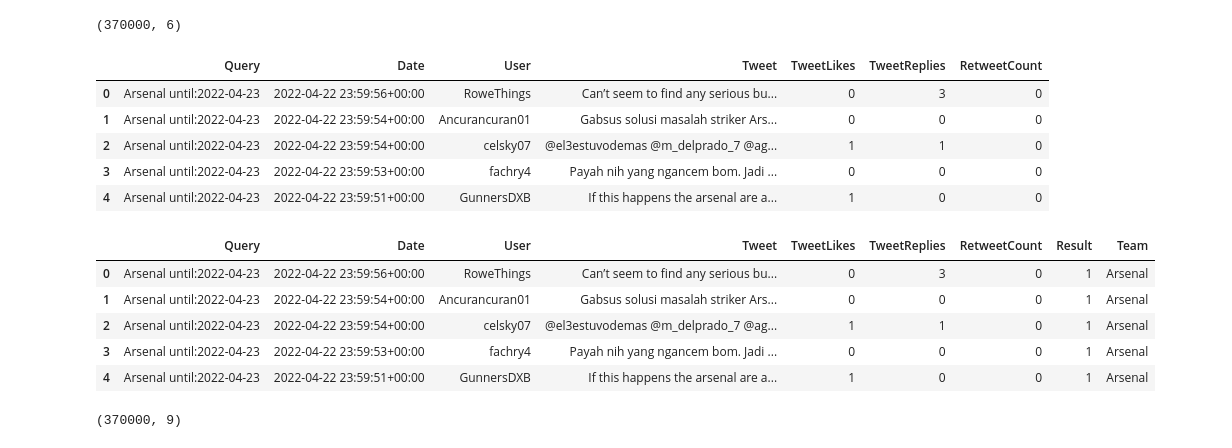
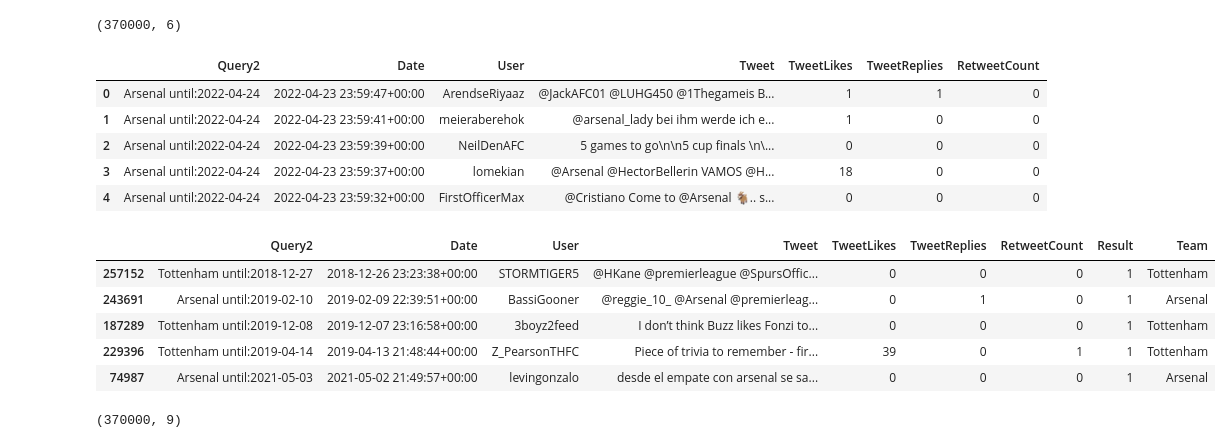
Before and after one commit to benjaminbellman/Arsenal_Sentiment_Analysis, a Jupyter notebook: Notebooks/Twitter_Scraper.ipynb, the cells around one changed output. Cells and saved outputs as stored; diff of their text form; code cells hidden in the pictures.

```diff
--- a/Notebooks/Twitter_Scraper.ipynb
+++ b/Notebooks/Twitter_Scraper.ipynb
@@ -8,17 +8,17 @@ import snscrape.modules.twitter as sntwitter
 import pandas as pd
 
 ### Load our Team_Stats Dataframe containing information on which day a team played and if they won.
-team_stats = pd.read_csv(r'..\Data\Team_Stats.csv')
+team_stats = pd.read_csv(r'..\Data\Team_Stats2.csv')
 
 
 ## Formatting Date
-team_stats['Date'] = pd.to_datetime(team_stats['Date'])
-team_stats['Date'] = pd.to_datetime(team_stats['Date'], format = '%yyyy-%mm-%dd')
-team_stats['Date'] = team_stats['Date'].apply(str)
-team_stats['Date'] = team_stats['Date'].str[:-9]
+team_stats['Next Day'] = pd.to_datetime(team_stats['Next Day'])
+team_stats['Next Day'] = pd.to_datetime(team_stats['Next Day'], format = '%yyyy-%mm-%dd')
+team_stats['Next Day'] = team_stats['Next Day'].apply(str)
+team_stats['Next Day'] = team_stats['Next Day'].str[:-9]
 
 ### Creating combined query column and converting to list.
-team_stats['combined'] = team_stats[['Team','Date']].values.tolist()
+team_stats['combined'] = team_stats[['Team','Next Day']].values.tolist()
 query_list = list(team_stats['combined'])
 
 ## Defining get_all_queries
@@ -76,31 +76,31 @@ def queries_columns():
 large_list = queries_columns()
 # %%
 ## Create a dataframe for our df_queries.
-df_queries = pd.DataFrame(large_list,columns =['Query'])
+df_queries = pd.DataFrame(large_list,columns =['Query2'])
 # %%
 ## We combine our tweets dataframe with the respective queries used to get them.
 combined  = pd.concat([df_queries,df_tweets],axis =1)
 combined.head()
 # %% [output]
-|  | Query | Date | User | Tweet | TweetLikes | TweetReplies | RetweetCount |
-| 0 | Arsenal until:2022-04-23 | 2022-04-22 23:59:56+00:00 | RoweThings | Can’t seem to find any serious bu... | 0 | 3 | 0 |
-| 1 | Arsenal until:2022-04-23 | 2022-04-22 23:59:54+00:00 | Ancurancuran01 | Gabsus solusi masalah striker Ars... | 0 | 0 | 0 |
-| 2 | Arsenal until:2022-04-23 | 2022-04-22 23:59:54+00:00 | celsky07 | @el3estuvodemas @m_delprado_7 @ag... | 1 | 1 | 0 |
-| 3 | Arsenal until:2022-04-23 | 2022-04-22 23:59:53+00:00 | fachry4 | Payah nih yang ngancem bom. Jadi ... | 0 | 0 | 0 |
-| 4 | Arsenal until:2022-04-23 | 2022-04-22 23:59:51+00:00 | GunnersDXB | If this happens the arsenal are a... | 1 | 0 | 0 |
+|  | Query2 | Date | User | Tweet | TweetLikes | TweetReplies | RetweetCount |
+| 0 | Arsenal until:2022-04-24 | 2022-04-23 23:59:47+00:00 | ArendseRiyaaz | @JackAFC01 @LUHG450 @1Thegameis B... | 1 | 1 | 0 |
+| 1 | Arsenal until:2022-04-24 | 2022-04-23 23:59:41+00:00 | meieraberehok | @arsenal_lady bei ihm werde ich e... | 1 | 0 | 0 |
+| 2 | Arsenal until:2022-04-24 | 2022-04-23 23:59:39+00:00 | NeilDenAFC | 5 games to go\n\n5 cup finals \n\... | 0 | 0 | 0 |
+| 3 | Arsenal until:2022-04-24 | 2022-04-23 23:59:37+00:00 | lomekian | @Arsenal @HectorBellerin VAMOS @H... | 18 | 0 | 0 |
+| 4 | Arsenal until:2022-04-24 | 2022-04-23 23:59:32+00:00 | FirstOfficerMax | @Cristiano Come to @Arsenal 🐐.. s... | 0 | 0 | 0 |
 # %%
 ## We merge the df_queries with our team_stats to see if a team won on that day or not.
-df = pd.merge(combined,team_stats[['Query','Result','Team']],on='Query', how='inner')
+df = pd.merge(combined,team_stats[['Query2','Result','Team']],on='Query2', how='inner')
 # %%
 ## We replace the Result columns with 1 for wins and 0 for Losses or Ties.
 df.loc[:,'Result'] = df['Result'].replace('W',1).replace('L',0).replace('D',0)
-df.head()
+df.sample(5)
 # %% [output]
-|  | Query | Date | User | Tweet | TweetLikes | TweetReplies | RetweetCount | Result | Team |
-| 0 | Arsenal until:2022-04-23 | 2022-04-22 23:59:56+00:00 | RoweThings | Can’t seem to find any serious bu... | 0 | 3 | 0 | 1 | Arsenal |
-| 1 | Arsenal until:2022-04-23 | 2022-04-22 23:59:54+00:00 | Ancurancuran01 | Gabsus solusi masalah striker Ars... | 0 | 0 | 0 | 1 | Arsenal |
-| 2 | Arsenal until:2022-04-23 | 2022-04-22 23:59:54+00:00 | celsky07 | @el3estuvodemas @m_delprado_7 @ag... | 1 | 1 | 0 | 1 | Arsenal |
-| 3 | Arsenal until:2022-04-23 | 2022-04-22 23:59:53+00:00 | fachry4 | Payah nih yang ngancem bom. Jadi ... | 0 | 0 | 0 | 1 | Arsenal |
-| 4 | Arsenal until:2022-04-23 | 2022-04-22 23:59:51+00:00 | GunnersDXB | If this happens the arsenal are a... | 1 | 0 | 0 | 1 | Arsenal |
+|  | Query2 | Date | User | Tweet | TweetLikes | TweetReplies | RetweetCount | Result | Team |
+| 257152 | Tottenham until:2018-12-27 | 2018-12-26 23:23:38+00:00 | STORMTIGER5 | @HKane @premierleague @SpursOffic... | 0 | 0 | 0 | 1 | Tottenham |
+| 243691 | Arsenal until:2019-02-10 | 2019-02-09 22:39:51+00:00 | BassiGooner | @reggie_10_ @Arsenal @premierleag... | 0 | 1 | 0 | 1 | Arsenal |
+| 187289 | Tottenham until:2019-12-08 | 2019-12-07 23:16:58+00:00 | 3boyz2feed | I don’t think Buzz likes Fonzi to... | 0 | 0 | 0 | 1 | Tottenham |
+| 229396 | Tottenham until:2019-04-14 | 2019-04-13 21:48:44+00:00 | Z_PearsonTHFC | Piece of trivia to remember - fir... | 39 | 0 | 1 | 1 | Tottenham |
+| 74987 | Arsenal until:2021-05-03 | 2021-05-02 21:49:57+00:00 | levingonzalo | desde el empate con arsenal se sa... | 0 | 0 | 0 | 1 | Arsenal |
 # %%
 ## Save the DataFrame
```
Also changed, not shown: parts of 1 cell of this notebook, 10 other files.
